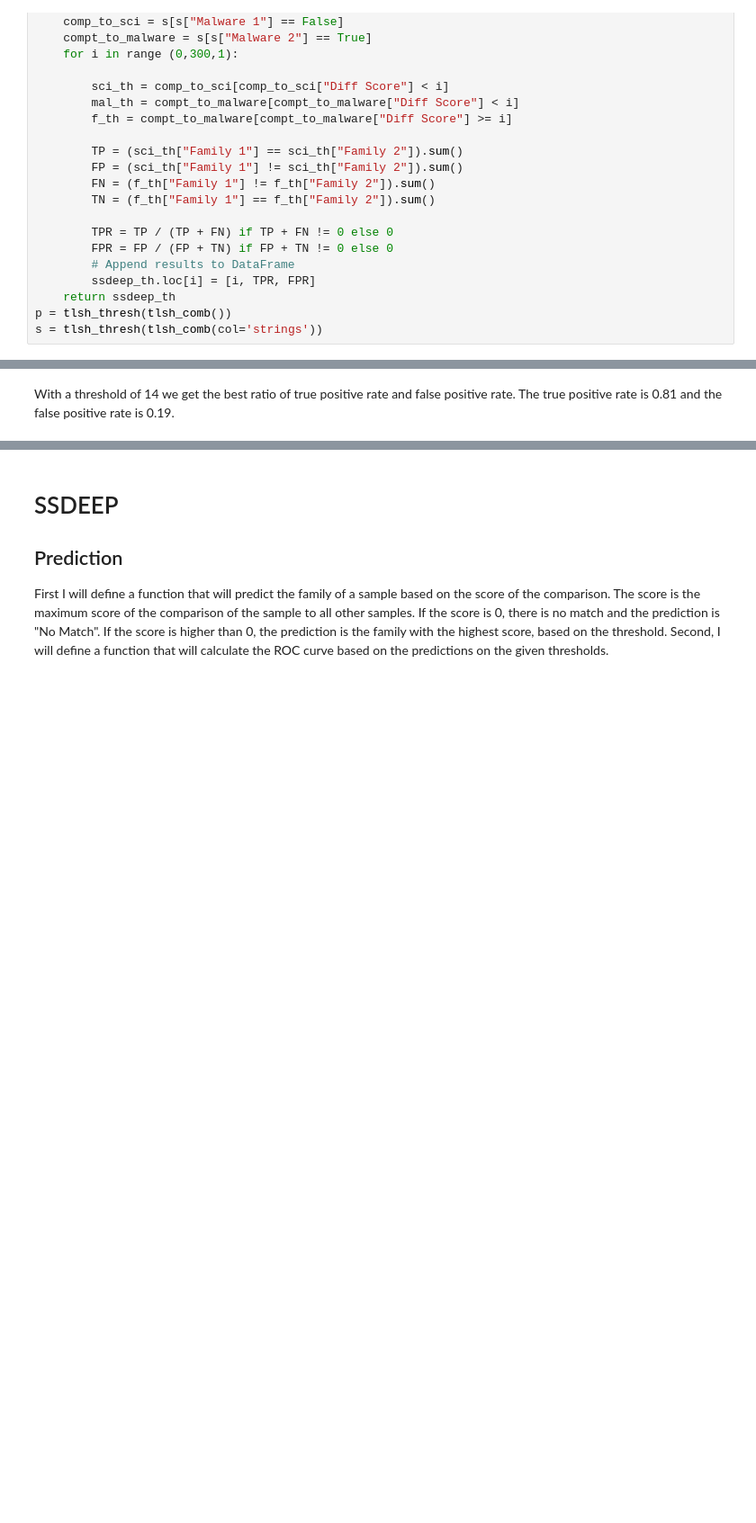
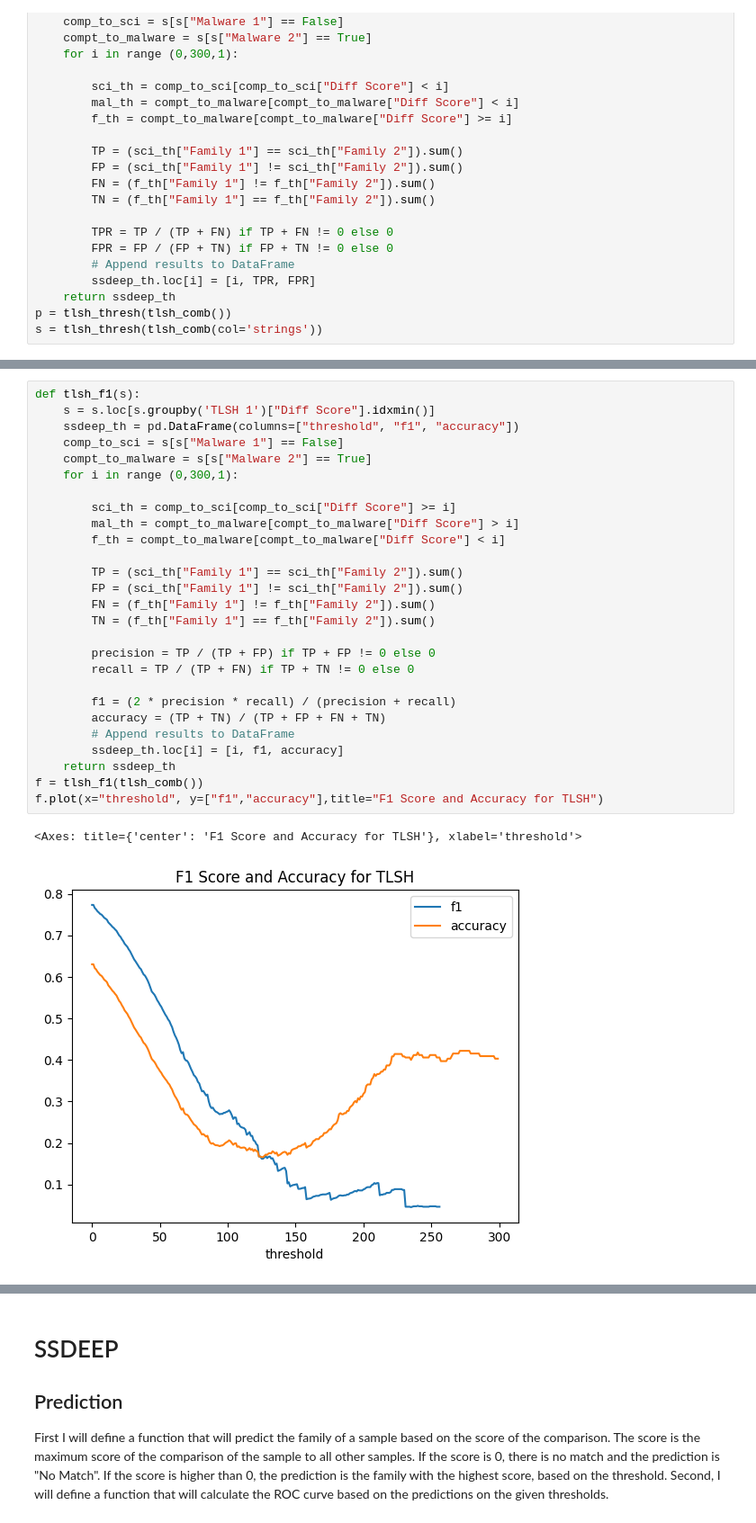
Before and after one commit to edizeqiri/obstkorb, a Jupyter notebook: Testing_Framework/ROC.ipynb, the cells around one changed output, grey strips where cells are left out. Shown at 90% size. Drawn from its saved outputs; the diff is of its cells as text; blank space fills up the shorter version.

Commit message:
added prediction function for tlsh

```diff
--- a/Testing_Framework/ROC.ipynb
+++ b/Testing_Framework/ROC.ipynb
@@ -336,2 +336,30 @@ plt.show()
-# %% [markdown]
-With a threshold of 14 we get the best ratio of true positive rate and false positive rate. The true positive rate is 0.81 and the false positive rate is 0.19.
+# %%
+def tlsh_f1(s):
+    s = s.loc[s.groupby('TLSH 1')["Diff Score"].idxmin()]
+    ssdeep_th = pd.DataFrame(columns=["threshold", "f1", "accuracy"])
+    comp_to_sci = s[s["Malware 1"] == False]
+    compt_to_malware = s[s["Malware 2"] == True]
+    for i in range (0,300,1):
+
+        sci_th = comp_to_sci[comp_to_sci["Diff Score"] >= i]
+        mal_th = compt_to_malware[compt_to_malware["Diff Score"] > i]
+        f_th = compt_to_malware[compt_to_malware["Diff Score"] < i]
+
+        TP = (sci_th["Family 1"] == sci_th["Family 2"]).sum()
+        FP = (sci_th["Family 1"] != sci_th["Family 2"]).sum()
+        FN = (f_th["Family 1"] != f_th["Family 2"]).sum()
+        TN = (f_th["Family 1"] == f_th["Family 2"]).sum()
+
+        precision = TP / (TP + FP) if TP + FP != 0 else 0
+        recall = TP / (TP + FN) if TP + TN != 0 else 0
+
+        f1 = (2 * precision * recall) / (precision + recall)
+        accuracy = (TP + TN) / (TP + FP + FN + TN)
+        # Append results to DataFrame
+        ssdeep_th.loc[i] = [i, f1, accuracy]
+    return ssdeep_th
+f = tlsh_f1(tlsh_comb())
+f.plot(x="threshold", y=["f1","accuracy"],title="F1 Score and Accuracy for TLSH")
+# %% [output]
+<Axes: title={'center': 'F1 Score and Accuracy for TLSH'}, xlabel='threshold'>
+[figure, added]
```
Also changed, not shown: parts of 22 cells of this notebook, 4 other files.
